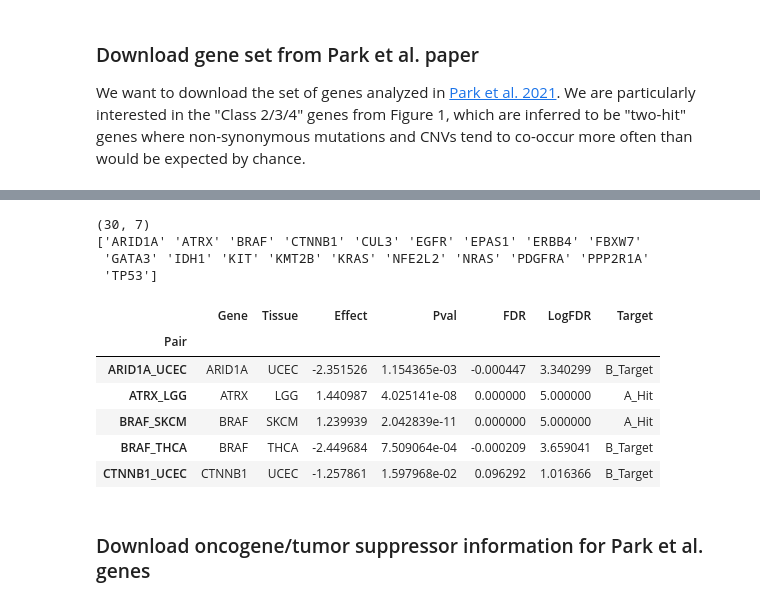
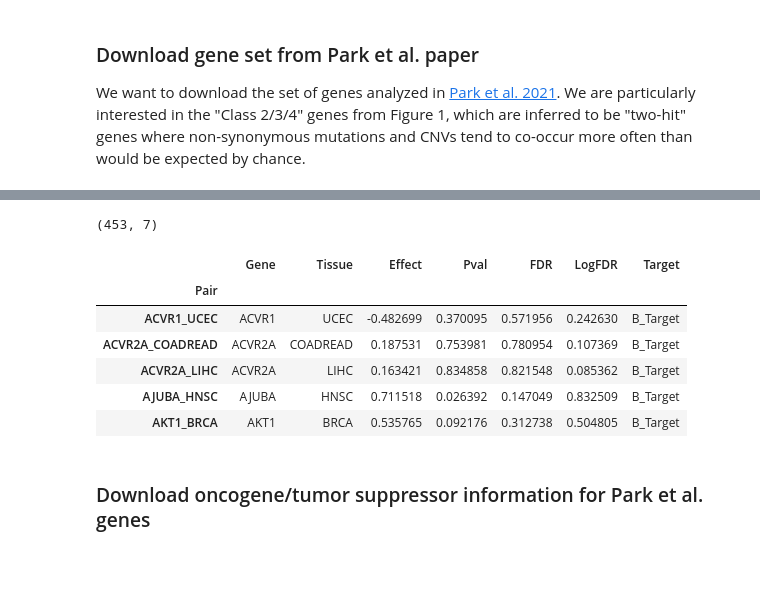
Before and after one commit to greenelab/mutation-fn, a Jupyter notebook: 0_download_data/0_download_data.ipynb, the cells around one changed output, grey strips where cells are left out. Drawn from its saved outputs; the diff is of its cells as text; code cells hidden in the pictures; blank space fills up the shorter version.

Commit message:
download all park genes, not just significant ones

```diff
--- a/0_download_data/0_download_data.ipynb
+++ b/0_download_data/0_download_data.ipynb
@@ -131,0 +106,4 @@ park_loss_df.head()
+# %%
+park_loss_df = park_df.iloc[:, :8].set_index('Pair')
+print(park_loss_df.shape)
+park_loss_df.head()
@@ -132,25 +119,18 @@ park_loss_df.head()
 # %%
-park_gain_df = (park_df
-  .loc[park_df['FDR.1'] < fdr_threshold, :]
-  .iloc[:, 9:]
-)
+park_gain_df = park_df.iloc[:, 9:]
 park_gain_df.columns = park_gain_df.columns.str.replace('.1', '', regex=False)
 park_gain_df.set_index('Pair', inplace=True)
 print(park_gain_df.shape)
-print(park_gain_df.Gene.unique())
 park_gain_df.head()
 # %% [output]
-(30, 7)
-['ARID1A' 'ATRX' 'BRAF' 'CTNNB1' 'CUL3' 'EGFR' 'EPAS1' 'ERBB4' 'FBXW7'
- 'GATA3' 'IDH1' 'KIT' 'KMT2B' 'KRAS' 'NFE2L2' 'NRAS' 'PDGFRA' 'PPP2R1A'
- 'TP53']
+(453, 7)
 |  | Gene | Tissue | Effect | Pval | FDR | LogFDR | Target |
 | Pair |  |  |  |  |  |  |  |
-| ARID1A_UCEC | ARID1A | UCEC | -2.351526 | 1.154365e-03 | -0.000447 | 3.340299 | B_Target |
-| ATRX_LGG | ATRX | LGG | 1.440987 | 4.025141e-08 | 0.000000 | 5.000000 | A_Hit |
-| BRAF_SKCM | BRAF | SKCM | 1.239939 | 2.042839e-11 | 0.000000 | 5.000000 | A_Hit |
-| BRAF_THCA | BRAF | THCA | -2.449684 | 7.509064e-04 | -0.000209 | 3.659041 | B_Target |
-| CTNNB1_UCEC | CTNNB1 | UCEC | -1.257861 | 1.597968e-02 | 0.096292 | 1.016366 | B_Target |
+| ACVR1_UCEC | ACVR1 | UCEC | -0.482699 | 0.370095 | 0.571956 | 0.242630 | B_Target |
+| ACVR2A_COADREAD | ACVR2A | COADREAD | 0.187531 | 0.753981 | 0.780954 | 0.107369 | B_Target |
+| ACVR2A_LIHC | ACVR2A | LIHC | 0.163421 | 0.834858 | 0.821548 | 0.085362 | B_Target |
+| AJUBA_HNSC | AJUBA | HNSC | 0.711518 | 0.026392 | 0.147049 | 0.832509 | B_Target |
+| AKT1_BRCA | AKT1 | BRCA | 0.535765 | 0.092176 | 0.312738 | 0.504805 | B_Target |
 # %% [markdown]
 ### Download oncogene/tumor suppressor information for Park et al. genes
 # %%
```
Also changed, not shown: parts of 4 cells of this notebook, 1 other file.
